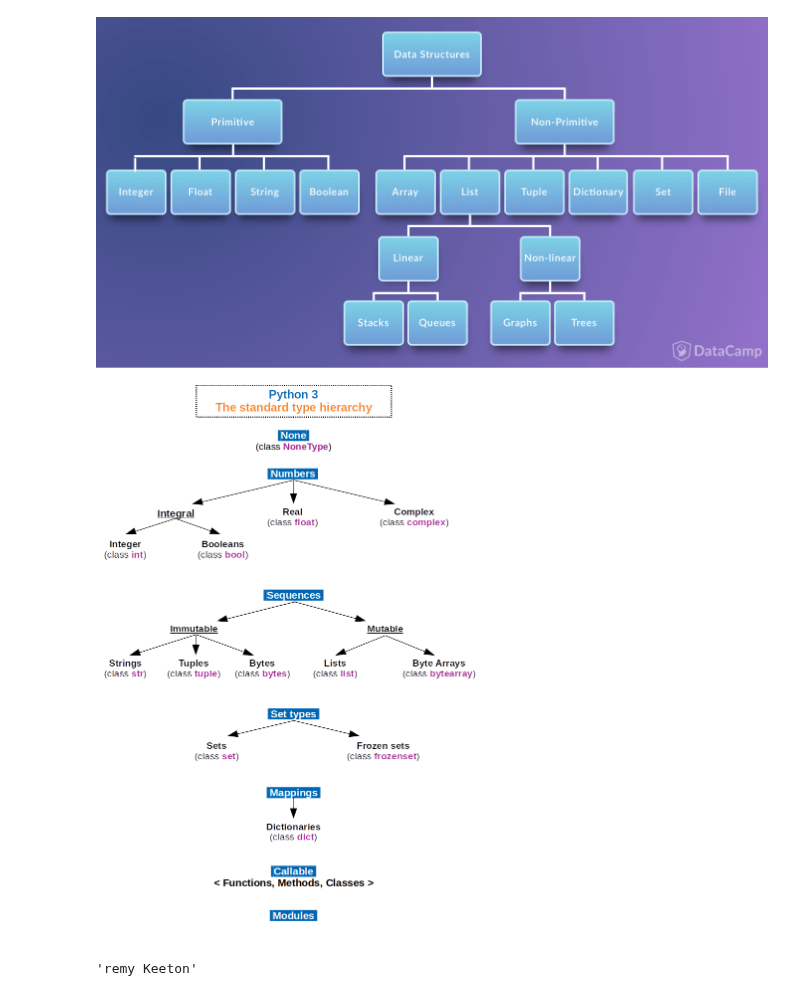
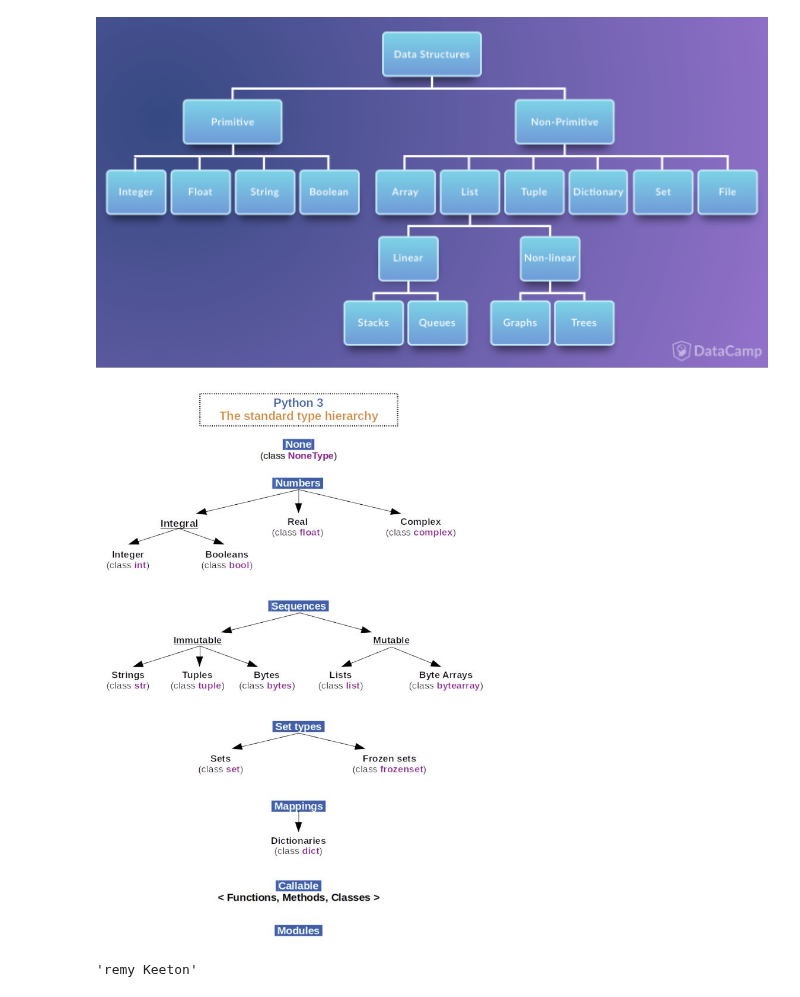
Before and after one commit to jpkeeton/2020Drills, a Jupyter notebook: DataStructures.ipynb, the cells around one changed output. Saved outputs shown, nothing was run; the diff lists cells and outputs as text; code cells hidden in the pictures.

Commit message:
updated image for readability
fun stuff

```diff
--- a/DataStructures.ipynb
+++ b/DataStructures.ipynb
@@ -14,10 +14,10 @@ Image('C:/Users/jpkee/Desktop/PythonProjects/Pictures/DataCampDataStructures.png
 # %% [output]
 [figure]
 # %%
-Image('C:/Users/jpkee/Desktop/PythonProjects/Pictures/Python_3._The_standard_type_hierarchy.png')
+Image('C:/Users/jpkee/Desktop/PythonProjects/Pictures/PythonStandardTypeHierarchy.JPG')
 # Per https://en.wikipedia.org/wiki/Data_type#/media/File:Python_3._The_standard_type_hierarchy.png
 # %% [output]
-[figure, old version]
+[figure, new version]
 # %%
 # range slicing
 new_string = "Jeremy Keeton"
```
